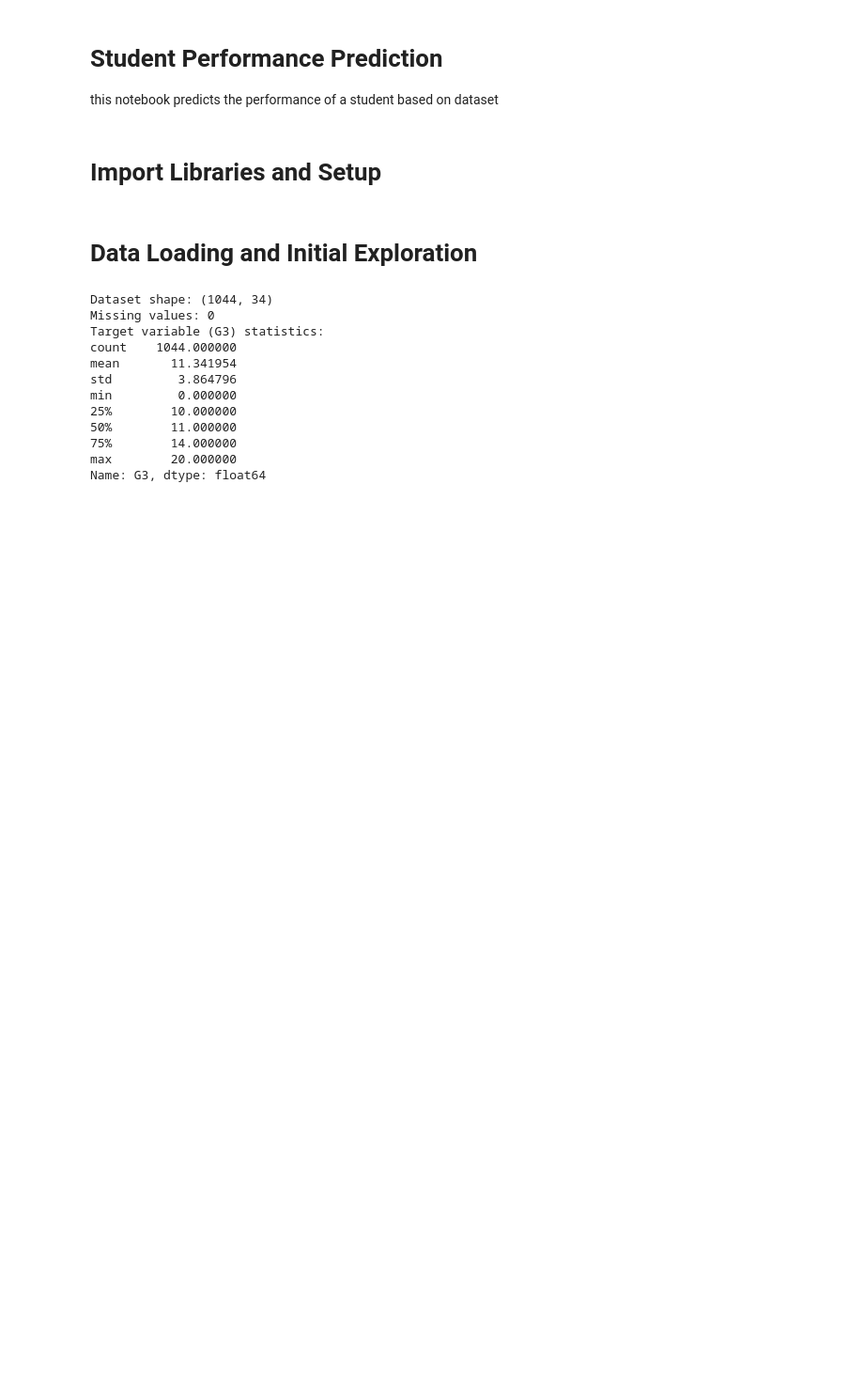
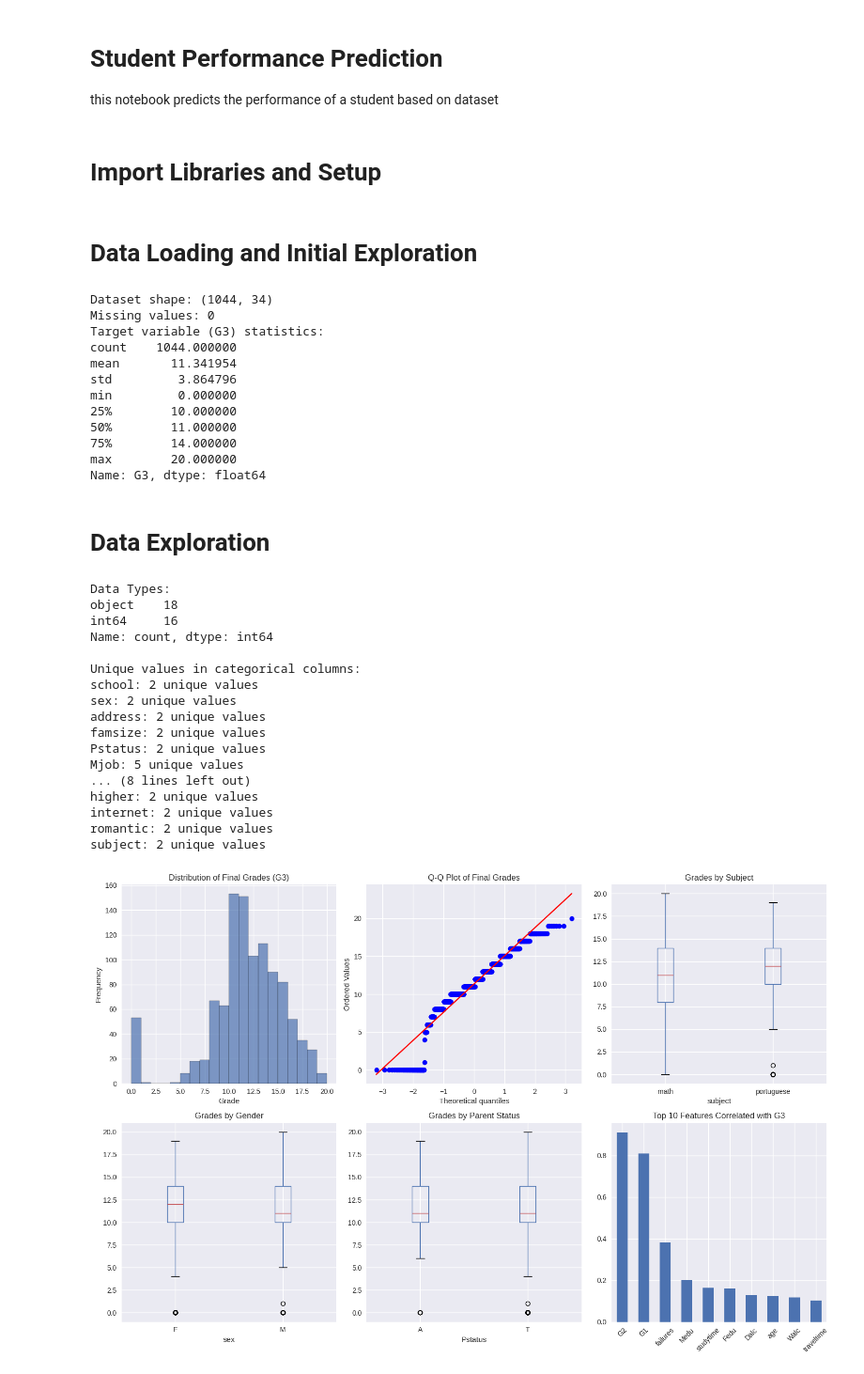
Before and after one commit to lucks-13/student-performance, a Jupyter notebook: code.ipynb, the cells around one changed output. Shown: that part at 94% size. Cells and saved outputs as stored; diff of their text form; code cells hidden in the pictures; blank space fills up the shorter version.

Commit message:
Data Exploration

```diff
--- a/code.ipynb
+++ b/code.ipynb
@@ -76,3 +76,66 @@ min         0.000000
 75%        14.000000
 max        20.000000
 Name: G3, dtype: float64
+# %% [markdown]
+# Data Exploration
+# %%
+print("Data Types:")
+print(df.dtypes.value_counts())
+print("\nUnique values in categorical columns:")
+categorical_cols = df.select_dtypes(include=['object']).columns
+for col in categorical_cols:
+    print(f"{col}: {df[col].nunique()} unique values")
+
+plt.figure(figsize=(15, 10))
+plt.subplot(2, 3, 1)
+plt.hist(df['G3'], bins=20, edgecolor='black', alpha=0.7)
+plt.title('Distribution of Final Grades (G3)')
+plt.xlabel('Grade')
+plt.ylabel('Frequency')
+
+plt.subplot(2, 3, 2)
+stats.probplot(df['G3'], dist="norm", plot=plt)
+plt.title('Q-Q Plot of Final Grades')
+
+plt.subplot(2, 3, 3)
+df.boxplot(column='G3', by='subject', ax=plt.gca())
+plt.title('Grades by Subject')
+plt.suptitle('')
+
+plt.subplot(2, 3, 4)
+df.boxplot(column='G3', by='sex', ax=plt.gca())
+plt.title('Grades by Gender')
+plt.suptitle('')
+
+plt.subplot(2, 3, 5)
+df.boxplot(column='G3', by='Pstatus', ax=plt.gca())
+plt.title('Grades by Parent Status')
+plt.suptitle('')
+
+plt.subplot(2, 3, 6)
+numerical_df = df.select_dtypes(include=[np.number])
+correlation_with_target = numerical_df.corr()['G3'].abs().sort_values(ascending=False)[1:11]
+correlation_with_target.plot(kind='bar')
+plt.title('Top 10 Features Correlated with G3')
+plt.xticks(rotation=45)
+plt.tight_layout()
+plt.show()
+# %% [output]
+Data Types:
+object    18
+int64     16
+Name: count, dtype: int64
+
+Unique values in categorical columns:
+school: 2 unique values
+sex: 2 unique values
+address: 2 unique values
+famsize: 2 unique values
+Pstatus: 2 unique values
+Mjob: 5 unique values
+... (8 lines left out)
+higher: 2 unique values
+internet: 2 unique values
+romantic: 2 unique values
+subject: 2 unique values
+[figure, added]
```
